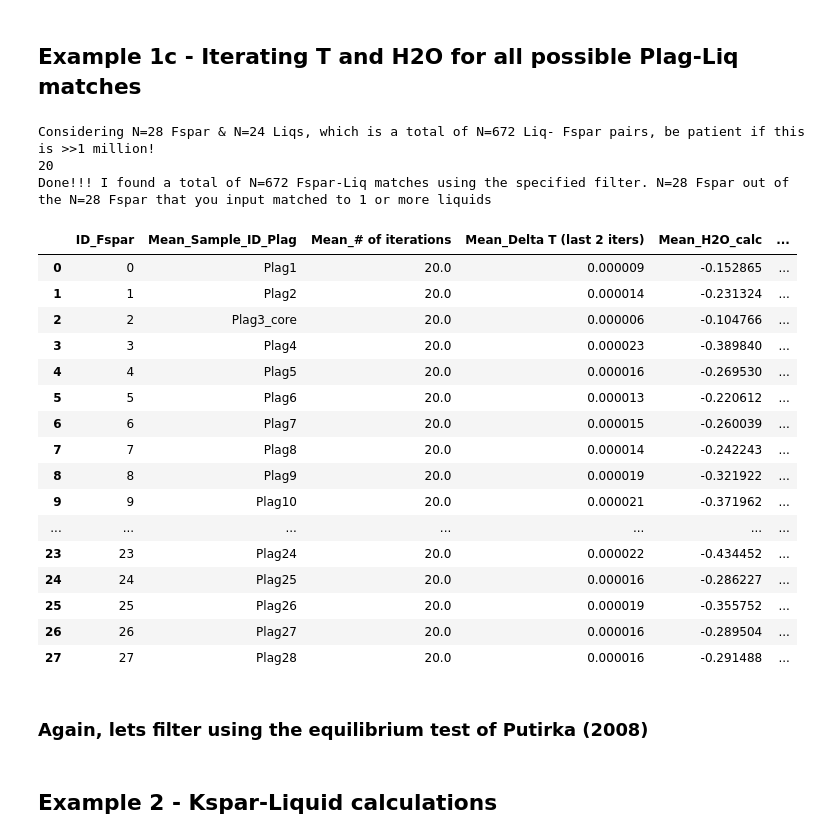
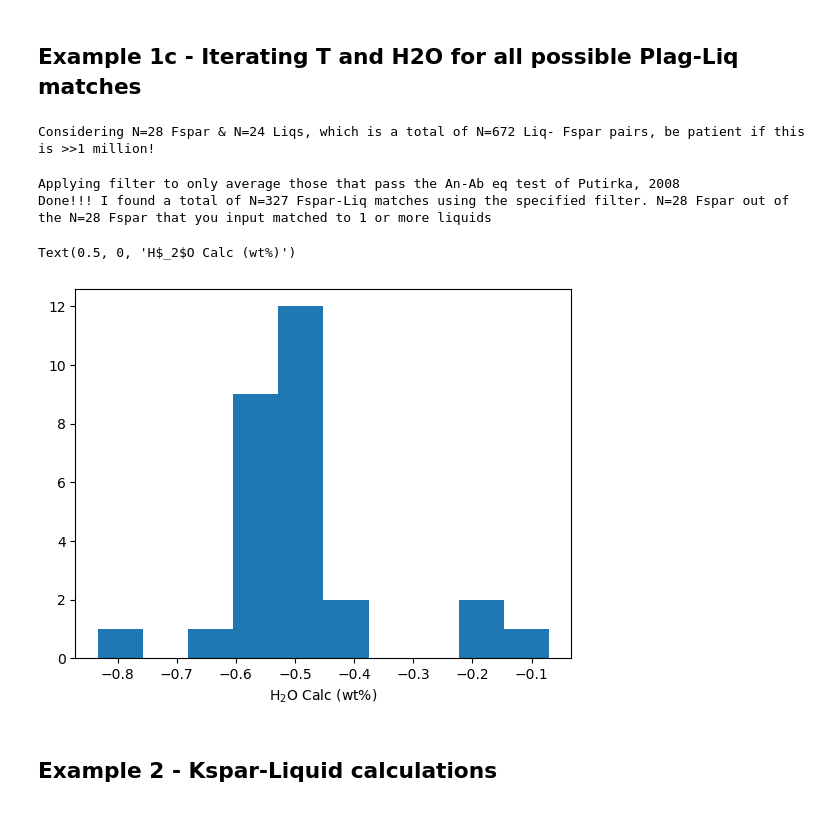
Before and after one commit to PennyWieser/Thermobar, a Jupyter notebook: docs/Examples/Feldspar_Thermobarometry/Fspar_Liq_Matching.ipynb, the cells around one changed output. Cells and saved outputs as stored; diff of their text form; code cells hidden in the pictures.

```diff
--- a/docs/Examples/Feldspar_Thermobarometry/Fspar_Liq_Matching.ipynb
+++ b/docs/Examples/Feldspar_Thermobarometry/Fspar_Liq_Matching.ipynb
@@ -62,32 +90,12 @@ Done!!! I found a total of N=672 Fspar-Liq matches using the specified filter. N
 # %% [markdown]
 ## Example 1c - Iterating T and H2O for all possible Plag-Liq matches
 # %%
-T_H_Iter_dict=pt.calculate_fspar_liq_temp_hygr_matching(liq_comps=Liqs, plag_comps=Plags,
+T_H_Iter_dict=pt.calculate_fspar_liq_temp_hygr_matching(liq_comps=Liqs, plag_comps=RealPlags,
         equationT="T_Put2008_eq24a", equationH="H_Waters2015", P=5)
 T_H_Calc_Av=T_H_Iter_dict.get('Av_HTs')
 T_H_Calc_All=T_H_Iter_dict.get('All_HTs')
 T_H_Evol=T_H_Iter_dict.get('T_H_Evolution')
 # %% [output]
 Considering N=28 Fspar & N=24 Liqs, which is a total of N=672 Liq- Fspar pairs, be patient if this is >>1 million!
-20
-Done!!! I found a total of N=672 Fspar-Liq matches using the specified filter. N=28 Fspar out of the N=28 Fspar that you input matched to 1 or more liquids
+Applying filter to only average those that pass the An-Ab eq test of Putirka, 2008
+Done!!! I found a total of N=327 Fspar-Liq matches using the specified filter. N=28 Fspar out of the N=28 Fspar that you input matched to 1 or more liquids
-# %%
-T_H_Calc_Av
-# %% [output]
-|  | ID_Fspar | Mean_Sample_ID_Plag | Mean_# of iterations | Mean_Delta T (last 2 iters) | Mean_H2O_calc | ... |
-| 0 | 0 | Plag1 | 20.0 | 0.000009 | -0.152865 | ... |
-| 1 | 1 | Plag2 | 20.0 | 0.000014 | -0.231324 | ... |
-| 2 | 2 | Plag3_core | 20.0 | 0.000006 | -0.104766 | ... |
-| 3 | 3 | Plag4 | 20.0 | 0.000023 | -0.389840 | ... |
-| 4 | 4 | Plag5 | 20.0 | 0.000016 | -0.269530 | ... |
-| 5 | 5 | Plag6 | 20.0 | 0.000013 | -0.220612 | ... |
-| 6 | 6 | Plag7 | 20.0 | 0.000015 | -0.260039 | ... |
-| 7 | 7 | Plag8 | 20.0 | 0.000014 | -0.242243 | ... |
-| 8 | 8 | Plag9 | 20.0 | 0.000019 | -0.321922 | ... |
-| 9 | 9 | Plag10 | 20.0 | 0.000021 | -0.371962 | ... |
-| ... | ... | ... | ... | ... | ... | ... |
-| 23 | 23 | Plag24 | 20.0 | 0.000022 | -0.434452 | ... |
-| 24 | 24 | Plag25 | 20.0 | 0.000016 | -0.286227 | ... |
-| 25 | 25 | Plag26 | 20.0 | 0.000019 | -0.355752 | ... |
-| 26 | 26 | Plag27 | 20.0 | 0.000016 | -0.289504 | ... |
-| 27 | 27 | Plag28 | 20.0 | 0.000016 | -0.291488 | ... |
@@ -129,2 +101,0 @@ T_H_Calc_Av
-# %% [markdown]
-### Again, lets filter using the equilibrium test of Putirka (2008)
@@ -133,7 +102,10 @@ T_H_Calc_Filter=T_H_Calc.loc[T_H_Calc['Pass An-Ab Eq Test Put2008?'].str.contain
 # %%
 # Maybe you want to plot a histogram of H2O contents
-plt.hist(T_H_Calc_Filter['H2O_calc'])
+plt.hist(T_H_Calc_Av['Mean_H2O_calc'])
 plt.xlabel('H$_2$O Calc (wt%)')
+# %% [output]
+Text(0.5, 0, 'H$_2$O Calc (wt%)')
+[figure, added]
 # %% [markdown]
 ## Example 2 - Kspar-Liquid calculations
 # %%
```
Also changed, not shown: parts of 12 cells of this notebook, 8 other files.
